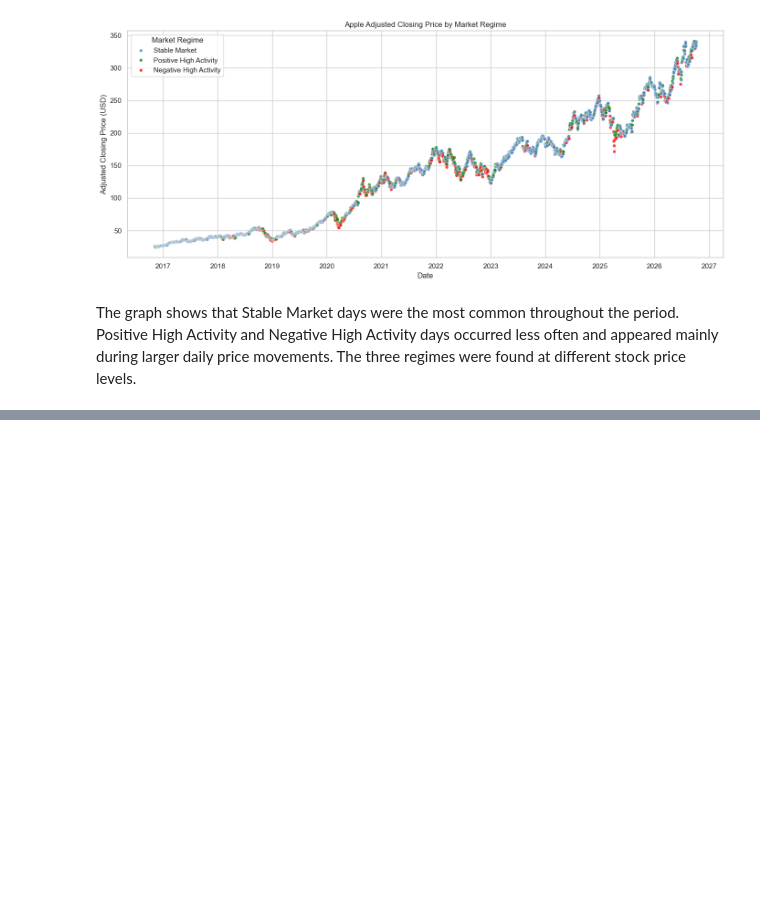
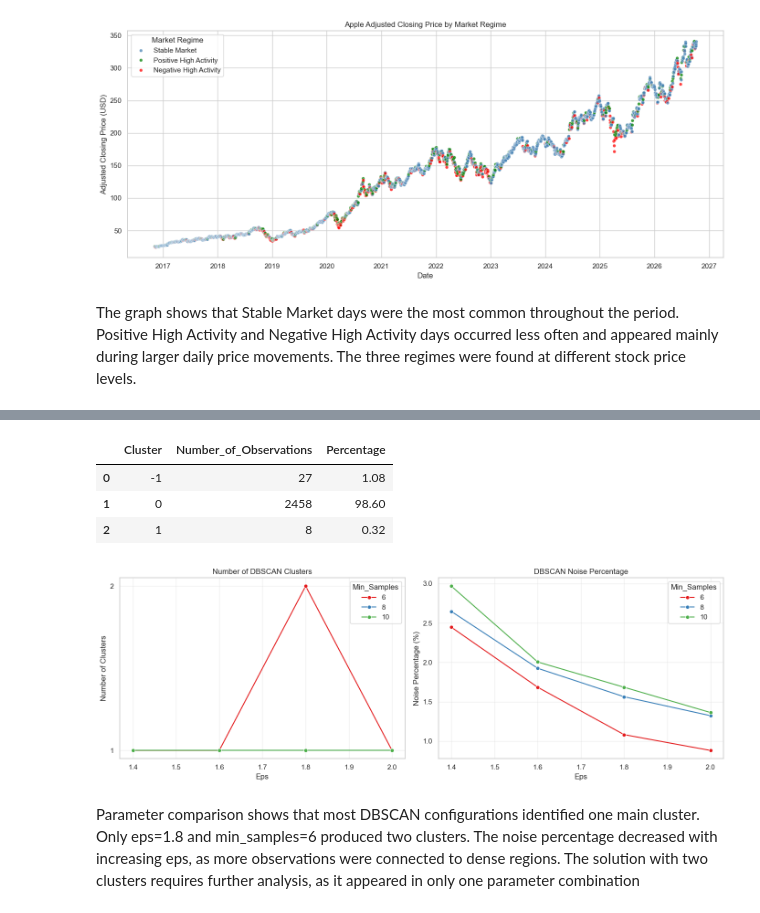
Before and after one commit to 2026228-dev/CA1MLB-2026228, a Jupyter notebook: AAPL.ipynb, the cells around one changed output, grey strips where cells are left out. Drawn from its saved outputs; the diff is of its cells as text; code cells hidden in the pictures; blank space fills up the shorter version.

```diff
--- a/AAPL.ipynb
+++ b/AAPL.ipynb
@@ -1050,0 +1181,73 @@ The graph shows that Stable Market days were the most common throughout the peri
+# %%
+dbscan_candidate = DBSCAN(
+    eps=1.8,
+    min_samples=6
+)
+
+dbscan_candidate_labels = dbscan_candidate.fit_predict(pca_data)
+
+# Count observations in each cluster and noise
+dbscan_cluster_counts = (
+    pd.Series(dbscan_candidate_labels, name="DBSCAN_Cluster")
+    .value_counts()
+    .sort_index()
+    .rename_axis("Cluster")
+    .reset_index(name="Number_of_Observations")
+)
+
+dbscan_cluster_counts["Percentage"] = (
+    dbscan_cluster_counts["Number_of_Observations"]
+    / len(pca_data)
+    * 100
+)
+
+dbscan_cluster_counts.round(2)
+# %% [output]
+|  | Cluster | Number_of_Observations | Percentage |
+| 0 | -1 | 27 | 1.08 |
+| 1 | 0 | 2458 | 98.60 |
+| 2 | 1 | 8 | 0.32 |
+# %%
+fig, axes = plt.subplots(1, 2, figsize=(14, 5))
+
+
+sns.lineplot(
+    data=dbscan_evaluation,
+    x="Eps",
+    y="Number_of_Clusters",
+    hue="Min_Samples",
+    marker="o",
+    palette="Set1",
+    ax=axes[0]
+)
+
+axes[0].set_title("Number of DBSCAN Clusters")
+axes[0].set_xlabel("Eps")
+axes[0].set_ylabel("Number of Clusters")
+axes[0].set_yticks(
+    sorted(dbscan_evaluation["Number_of_Clusters"].unique())
+)
+axes[0].grid(alpha=0.3)
+
+
+sns.lineplot(
+    data=dbscan_evaluation,
+    x="Eps",
+    y="Noise_Percentage",
+    hue="Min_Samples",
+    marker="o",
+    palette="Set1",
+    ax=axes[1]
+)
+
+axes[1].set_title("DBSCAN Noise Percentage")
+axes[1].set_xlabel("Eps")
+axes[1].set_ylabel("Noise Percentage (%)")
+axes[1].grid(alpha=0.3)
+
+plt.tight_layout()
+plt.show()
+# %% [output]
+[figure, added]
+# %% [markdown]
+Parameter comparison shows that most DBSCAN configurations identified one main cluster. Only eps=1.8 and min_samples=6 produced two clusters. The noise percentage decreased with increasing eps, as more observations were connected to dense regions. The solution with two clusters requires further analysis, as it appeared in only one parameter combination
```
Also changed, not shown: parts of 34 cells of this notebook, 1 other file.
